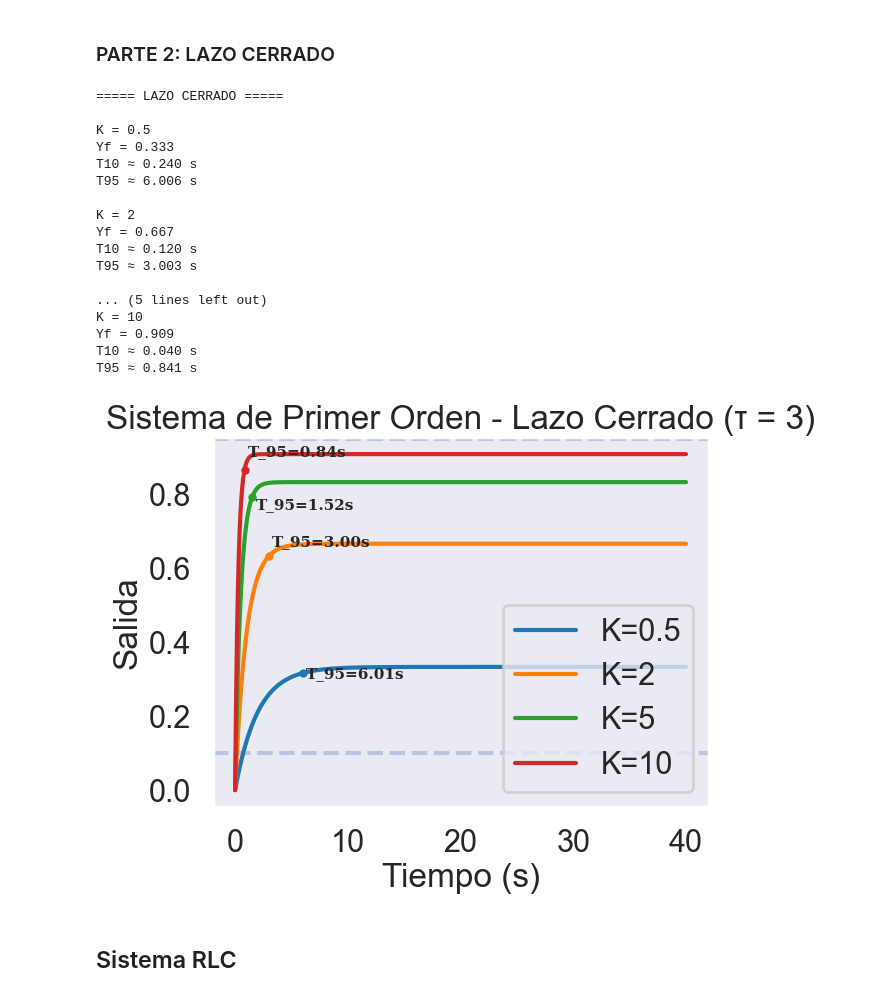
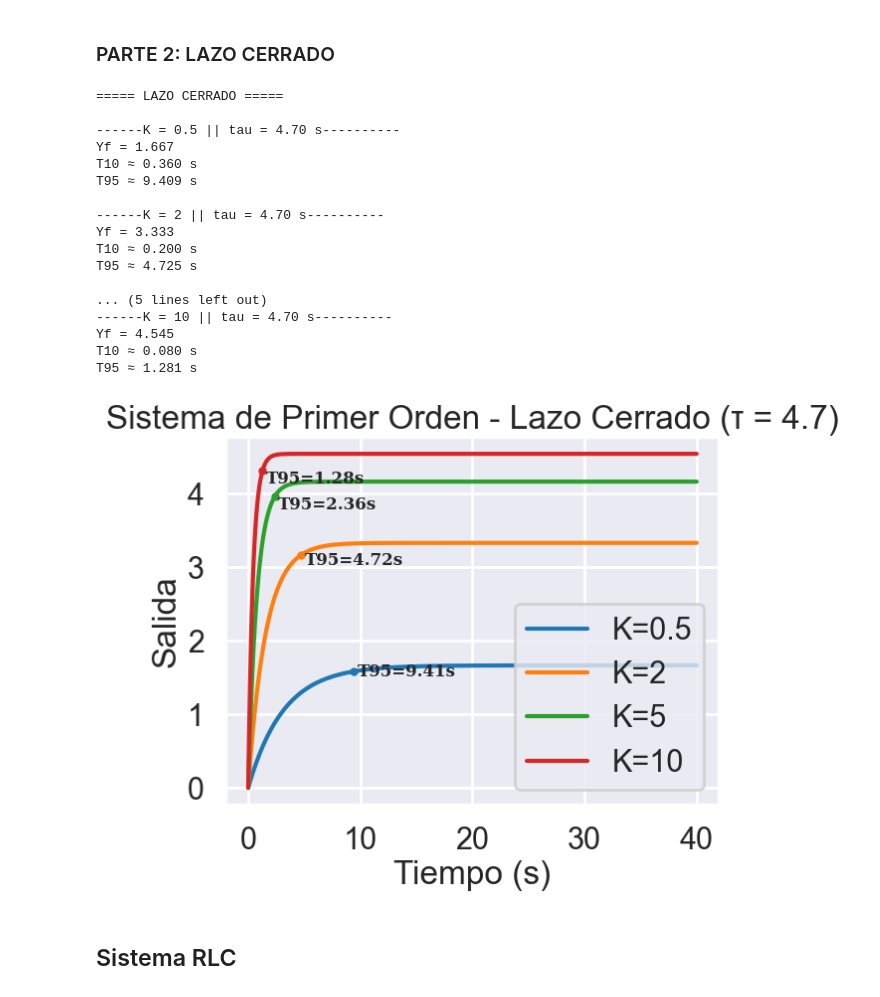
Before and after one commit to juandiego2205/Repository_lab_control, a Jupyter notebook: Code_Practica_2_RespuestaTemporal.ipynb, the cells around one changed output. Drawn from its saved outputs; the diff is of its cells as text; code cells hidden in the pictures.

```diff
--- a/Code_Practica_2_RespuestaTemporal.ipynb
+++ b/Code_Practica_2_RespuestaTemporal.ipynb
@@ -81,6 +119,8 @@ def capacitor_comercial(C):
 # %% [markdown]
 #### LEER: si quieres podemos cambiar la forma d e la grafica
 # %%
+entrada =5
+
 C1 = 47 * 1e-6 #|µF
 R1 = 10000 # 10kΩ
 tao1 = R1 * C1  # 0.47 s 1 Rango
@@ -98,6 +138,7 @@ t = np.linspace(0, 40, 1000)
 print("\n===== LAZO ABIERTO =====")
 plt.figure()
 colores = ['#1f77b4', '#ff7f0e', '#2ca02c']
+
 sns.set_theme(
     context='poster',
     style='darkgrid',
@@ -105,16 +146,16 @@ sns.set_theme(
 
 for i, tao in enumerate(taos):
 
-    print(f"\nCalculando para τ = {tao:.2f} s...")
+    print(f"\n--------- τ = {tao:.2f} s ----------")
 
     color = colores[i % len(colores)]
     sistema = ctrl.TransferFunction([1], [tao, 1])
     t_out, y = ctrl.step_response(sistema, t)
+    y = y * entrada  # Aplicar la entrada al sistema
 
     Yf, T95, idx_95, T10, idx_10, _, _ = calcular_metricas(t_out, y)
 
-    print(f"C1 = {C1 * 1e6:.1f} µF")
-    print(f"R = {tao / C1:.0f} Ω")
+    print(f"C1 = {C1 * 1e6:.1f} µF || R = {tao / C1:.0f} Ω \n")
     print(f"Yf = {Yf:.3f}")
     print(f"T10 ≈ {T10:.3f} s")
     print(f"T95 ≈ {T95:.3f} s")
@@ -124,7 +165,7 @@ for i, tao in enumerate(taos):
     graficar_respuesta(t_out, y, Yf, T95, idx_95, i,
                         label=f'$\\tau = {tao:.2f}$ s', color=color)
 
-plt.grid()
+plt.grid(True)
 plt.xlabel('Tiempo (s)')
 plt.ylabel('Respuesta')
 plt.title('Respuesta al Escalón - Lazo Abierto')
@@ -175,7 +216,8 @@ for tao in taos:
 ###  PARTE 2: LAZO CERRADO
 # %%
 K_values = [0.5, 2, 5, 10]
-tau = 3
+tau = 4.7
+entrada = 5
 
 t = np.linspace(0, 40, 1000)
 
@@ -189,53 +231,50 @@ for i, K in enumerate(K_values):
     color = colores[i % len(colores)]
 
     G = ctrl.TransferFunction([1], [tau, 1])
     sistema_cerrado = ctrl.feedback(K * G, 1)
 
     t_out, y = ctrl.step_response(sistema_cerrado, t)
+    y = y * entrada  # Aplicar la entrada al sistema
 
     Yf, T95, idx_95, T10, idx_10, _, _ = calcular_metricas(t_out, y)
 
-    print(f"\nK = {K}")
+    print(f"\n------K = {K} || tau = {tau:.2f} s----------")
     print(f"Yf = {Yf:.3f}")
     print(f"T10 ≈ {T10:.3f} s")
     print(f"T95 ≈ {T95:.3f} s")
 
     graficar_respuesta(
         t_out, y, Yf, T95, idx_95,
         i,
         label=f'K={K}',
         color=color
     )
 
-# Líneas de referencia (mejor una sola vez)
-plt.axhline(0.10, linestyle='--', alpha=0.3)
-plt.axhline(0.95, linestyle='--', alpha=0.3)
-
-plt.title("Sistema de Primer Orden - Lazo Cerrado (τ = 3)")
+plt.title(f"Sistema de Primer Orden - Lazo Cerrado (τ = {tau})")
 plt.xlabel("Tiempo (s)")
 plt.ylabel("Salida")
 plt.legend()
-plt.grid()
+plt.grid(True)
 plt.show()
 # %% [output]
 ===== LAZO CERRADO =====
 
-K = 0.5
-Yf = 0.333
-T10 ≈ 0.240 s
-T95 ≈ 6.006 s
+------K = 0.5 || tau = 4.70 s----------
+Yf = 1.667
+T10 ≈ 0.360 s
+T95 ≈ 9.409 s
 
-K = 2
-Yf = 0.667
-T10 ≈ 0.120 s
-T95 ≈ 3.003 s
+------K = 2 || tau = 4.70 s----------
+Yf = 3.333
+T10 ≈ 0.200 s
+T95 ≈ 4.725 s
 
 ... (5 lines left out)
-K = 10
-Yf = 0.909
-T10 ≈ 0.040 s
-T95 ≈ 0.841 s
+------K = 10 || tau = 4.70 s----------
+Yf = 4.545
+T10 ≈ 0.080 s
+T95 ≈ 1.281 s
-[figure, old version]
+[figure, new version]
 # %% [markdown]
 ## Sistema RLC
 # %%
```
Also changed, not shown: parts of 7 cells of this notebook.
